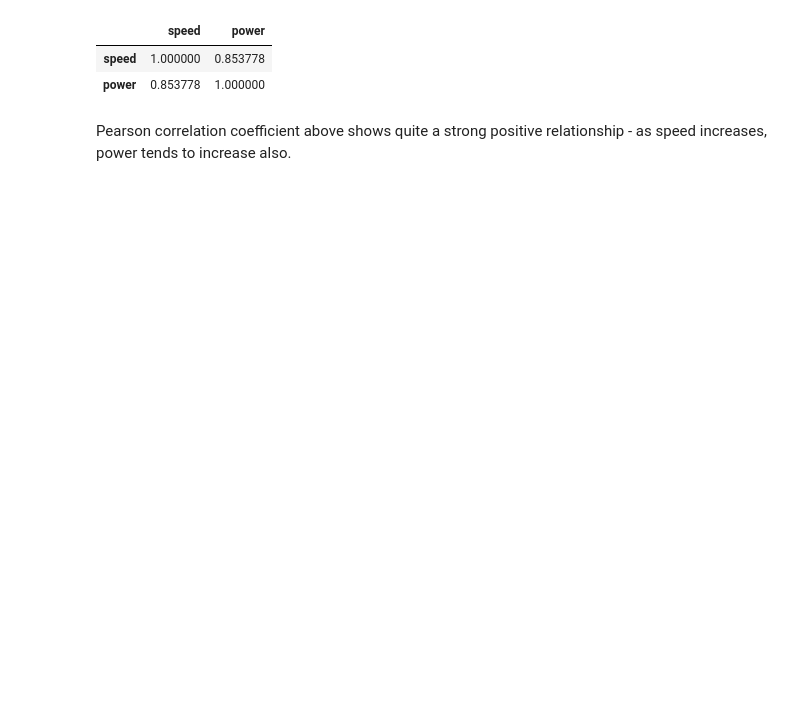
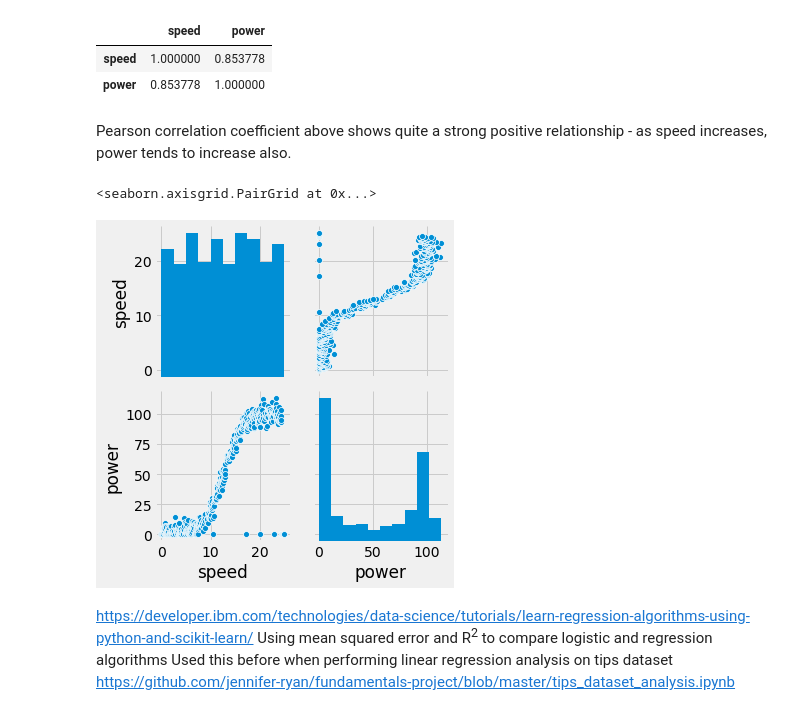
Before and after one commit to jennifer-ryan/machine-learning-project, a Jupyter notebook: Power Production Analysis.ipynb, the cells around one changed output. Drawn from its saved outputs; the diff is of its cells as text; code cells hidden in the pictures; blank space fills up the shorter version.

```diff
--- a/Power Production Analysis.ipynb
+++ b/Power Production Analysis.ipynb
@@ -51,3 +78,12 @@ data[['speed', 'power']].corr()
 | power | 0.853778 | 1.000000 |
 # %% [markdown]
 Pearson correlation coefficient above shows quite a strong positive relationship - as speed increases, power tends to increase also.
+# %%
+sns.pairplot(data)
+# %% [output]
+<seaborn.axisgrid.PairGrid at 0x...>
+[figure, added]
+# %% [markdown]
+https://developer.ibm.com/technologies/data-science/tutorials/learn-regression-algorithms-using-python-and-scikit-learn/
+Using mean squared error and R<sup>2</sup> to compare logistic and regression algorithms
+Used this before when performing linear regression analysis on tips dataset https://github.com/jennifer-ryan/fundamentals-project/blob/master/tips_dataset_analysis.ipynb
```
Also changed, not shown: parts of 5 cells of this notebook.
